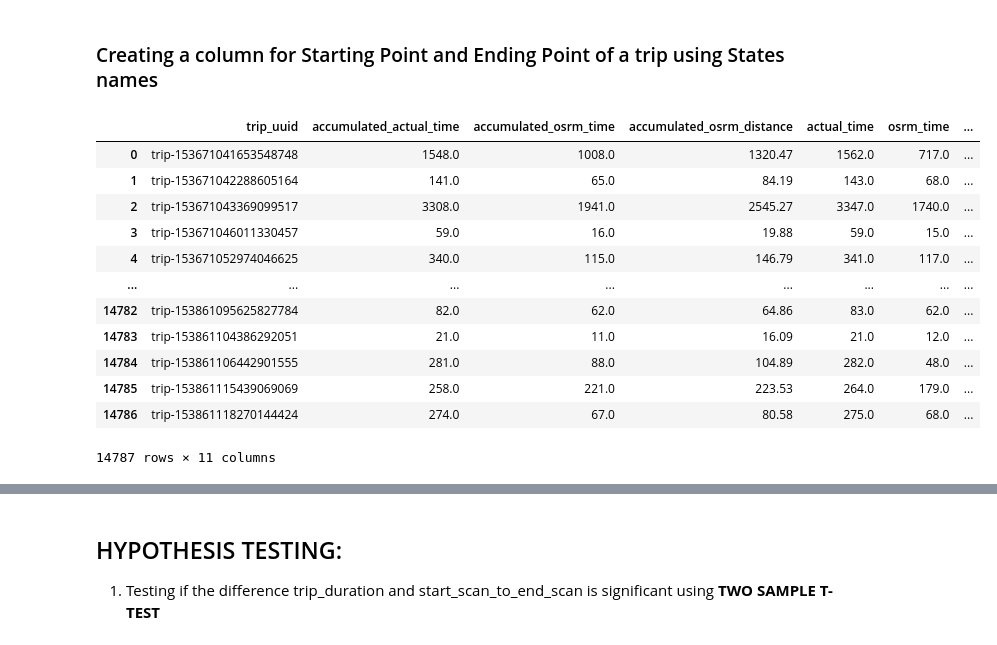
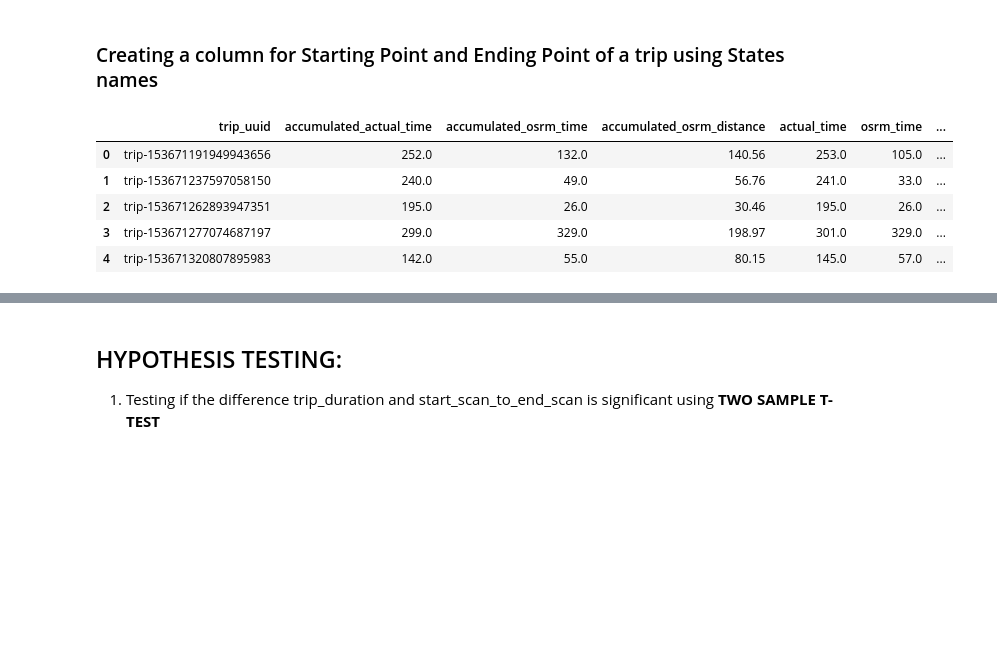
Before and after one commit to akshayabhale1406/SCLR_Delhivery_FE, a Jupyter notebook: Delhivery_FE.ipynb, the cells around one changed output, grey strips where cells are left out. Cells and saved outputs as stored; diff of their text form; code cells hidden in the pictures; blank space fills up the shorter version.

```diff
--- a/Delhivery_FE.ipynb
+++ b/Delhivery_FE.ipynb
@@ -301,25 +285,18 @@ df_combined_times.head()
 # %%
 df_combined_times["source_name"] = df_combined_times["source_name"].str.split("(").str[1]
 df_combined_times["source_name"] = df_combined_times["source_name"].str.split(")").str[0]
 df_combined_times["source_name"] = df_combined_times["source_name"].apply(lambda x : x.upper())
 df_combined_times["destination_name"] = df_combined_times["destination_name"].str.split("(").str[1]
 df_combined_times["destination_name"] = df_combined_times["destination_name"].str.split(")").str[0]
 df_combined_times["destination_name"] = df_combined_times["destination_name"].apply(lambda x : x.upper())
-df_combined_times
+df_combined_times.head()
 # %% [output]
 |  | trip_uuid | accumulated_actual_time | accumulated_osrm_time | accumulated_osrm_distance | actual_time | osrm_time | ... |
-| 0 | trip-153671041653548748 | 1548.0 | 1008.0 | 1320.47 | 1562.0 | 717.0 | ... |
-| 1 | trip-153671042288605164 | 141.0 | 65.0 | 84.19 | 143.0 | 68.0 | ... |
-| 2 | trip-153671043369099517 | 3308.0 | 1941.0 | 2545.27 | 3347.0 | 1740.0 | ... |
-| 3 | trip-153671046011330457 | 59.0 | 16.0 | 19.88 | 59.0 | 15.0 | ... |
-| 4 | trip-153671052974046625 | 340.0 | 115.0 | 146.79 | 341.0 | 117.0 | ... |
-| ... | ... | ... | ... | ... | ... | ... | ... |
-| 14782 | trip-153861095625827784 | 82.0 | 62.0 | 64.86 | 83.0 | 62.0 | ... |
-| 14783 | trip-153861104386292051 | 21.0 | 11.0 | 16.09 | 21.0 | 12.0 | ... |
-| 14784 | trip-153861106442901555 | 281.0 | 88.0 | 104.89 | 282.0 | 48.0 | ... |
-| 14785 | trip-153861115439069069 | 258.0 | 221.0 | 223.53 | 264.0 | 179.0 | ... |
-| 14786 | trip-153861118270144424 | 274.0 | 67.0 | 80.58 | 275.0 | 68.0 | ... |
+| 0 | trip-153671191949943656 | 252.0 | 132.0 | 140.56 | 253.0 | 105.0 | ... |
+| 1 | trip-153671237597058150 | 240.0 | 49.0 | 56.76 | 241.0 | 33.0 | ... |
+| 2 | trip-153671262893947351 | 195.0 | 26.0 | 30.46 | 195.0 | 26.0 | ... |
+| 3 | trip-153671277074687197 | 299.0 | 329.0 | 198.97 | 301.0 | 329.0 | ... |
+| 4 | trip-153671320807895983 | 142.0 | 55.0 | 80.15 | 145.0 | 57.0 | ... |
-14787 rows × 11 columns
 # %%
 od_start = df.groupby('trip_uuid')['od_start_time'].first()
 od_end = df.groupby('trip_uuid')['od_end_time'].last()
```
Also changed, not shown: parts of 72 cells of this notebook.
